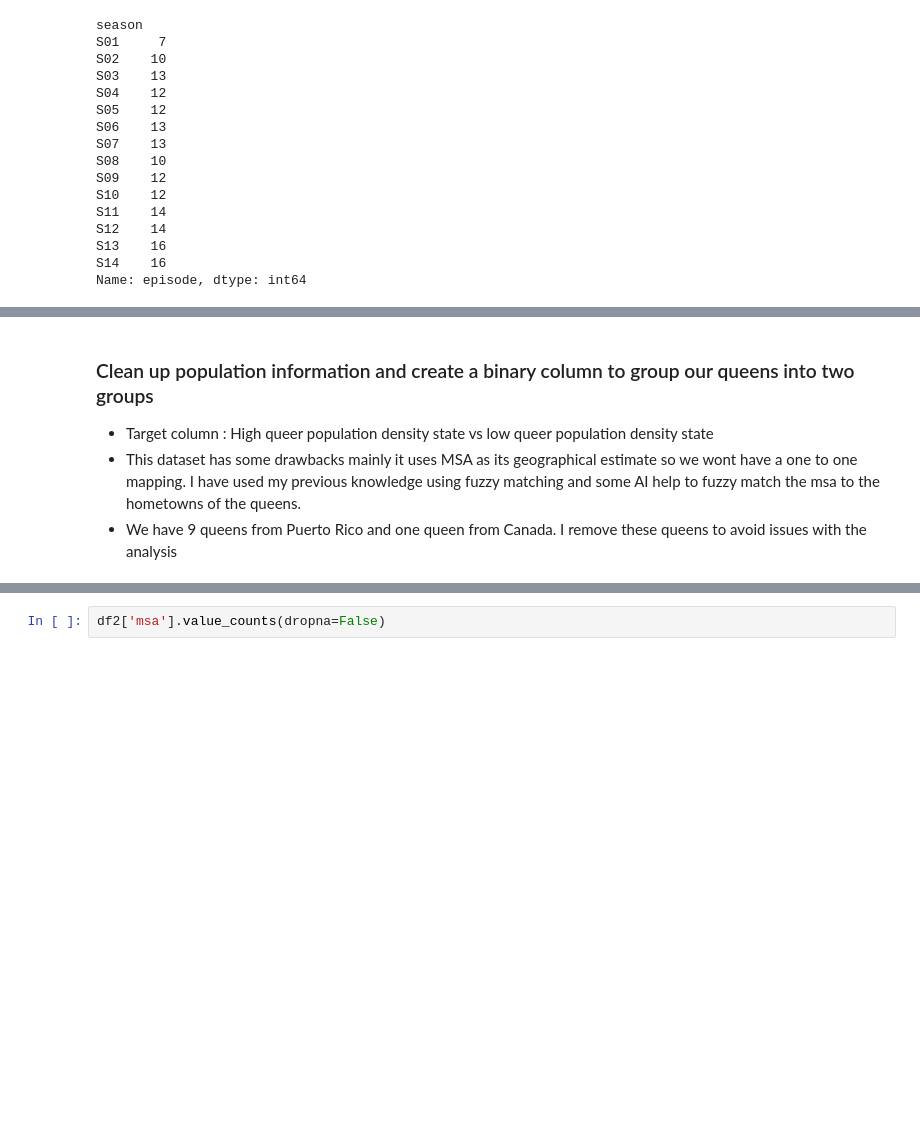
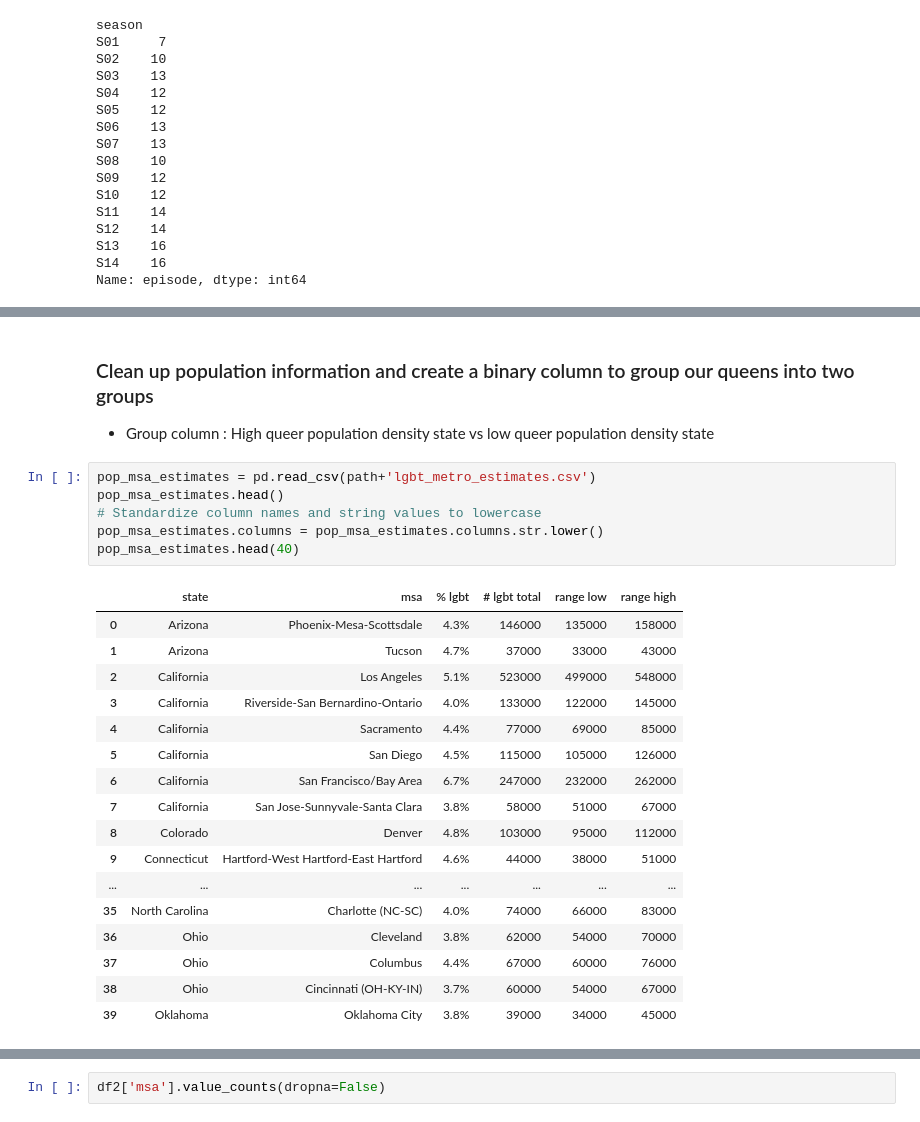
Before and after one commit to navar135/dragrace, a Jupyter notebook: final_project.ipynb, the cells around one changed output, grey strips where cells are left out. Drawn from its saved outputs; the diff is of its cells as text; blank space fills up the shorter version.

```diff
--- a/final_project.ipynb
+++ b/final_project.ipynb
@@ -222,5 +210,27 @@ win_data[win_data['season_winner']==1]
 # %% [markdown]
 ### Clean up population information and create a binary column to group our queens into two groups
-- Target column : High queer population density state vs low queer population density state
-- This dataset has some drawbacks mainly it uses MSA as its geographical estimate so we wont have a one to one mapping. I have used my previous knowledge using fuzzy matching and some AI help to fuzzy match the msa to the hometowns of the queens.
-- We have 9 queens from Puerto Rico and one queen from Canada. I remove these queens to avoid issues with the analysis
+- Group column : High queer population density state vs low queer population density state
+# %%
+pop_msa_estimates = pd.read_csv(path+'lgbt_metro_estimates.csv')
+pop_msa_estimates.head()
+# Standardize column names and string values to lowercase
+pop_msa_estimates.columns = pop_msa_estimates.columns.str.lower()
+pop_msa_estimates.head(40)
+# %% [output]
+|  | state | msa | % lgbt | # lgbt total | range low | range high |
+| 0 | Arizona | Phoenix-Mesa-Scottsdale | 4.3% | 146000 | 135000 | 158000 |
+| 1 | Arizona | Tucson | 4.7% | 37000 | 33000 | 43000 |
+| 2 | California | Los Angeles | 5.1% | 523000 | 499000 | 548000 |
+| 3 | California | Riverside-San Bernardino-Ontario | 4.0% | 133000 | 122000 | 145000 |
+| 4 | California | Sacramento | 4.4% | 77000 | 69000 | 85000 |
+| 5 | California | San Diego | 4.5% | 115000 | 105000 | 126000 |
+| 6 | California | San Francisco/Bay Area | 6.7% | 247000 | 232000 | 262000 |
+| 7 | California | San Jose-Sunnyvale-Santa Clara | 3.8% | 58000 | 51000 | 67000 |
+| 8 | Colorado | Denver | 4.8% | 103000 | 95000 | 112000 |
+| 9 | Connecticut | Hartford-West Hartford-East Hartford | 4.6% | 44000 | 38000 | 51000 |
+| ... | ... | ... | ... | ... | ... | ... |
+| 35 | North Carolina | Charlotte (NC-SC) | 4.0% | 74000 | 66000 | 83000 |
+| 36 | Ohio | Cleveland | 3.8% | 62000 | 54000 | 70000 |
+| 37 | Ohio | Columbus | 4.4% | 67000 | 60000 | 76000 |
+| 38 | Ohio | Cincinnati (OH-KY-IN) | 3.7% | 60000 | 54000 | 67000 |
+| 39 | Oklahoma | Oklahoma City | 3.8% | 39000 | 34000 | 45000 |
```
Also changed, not shown: parts of 44 cells of this notebook, 1 other file.
